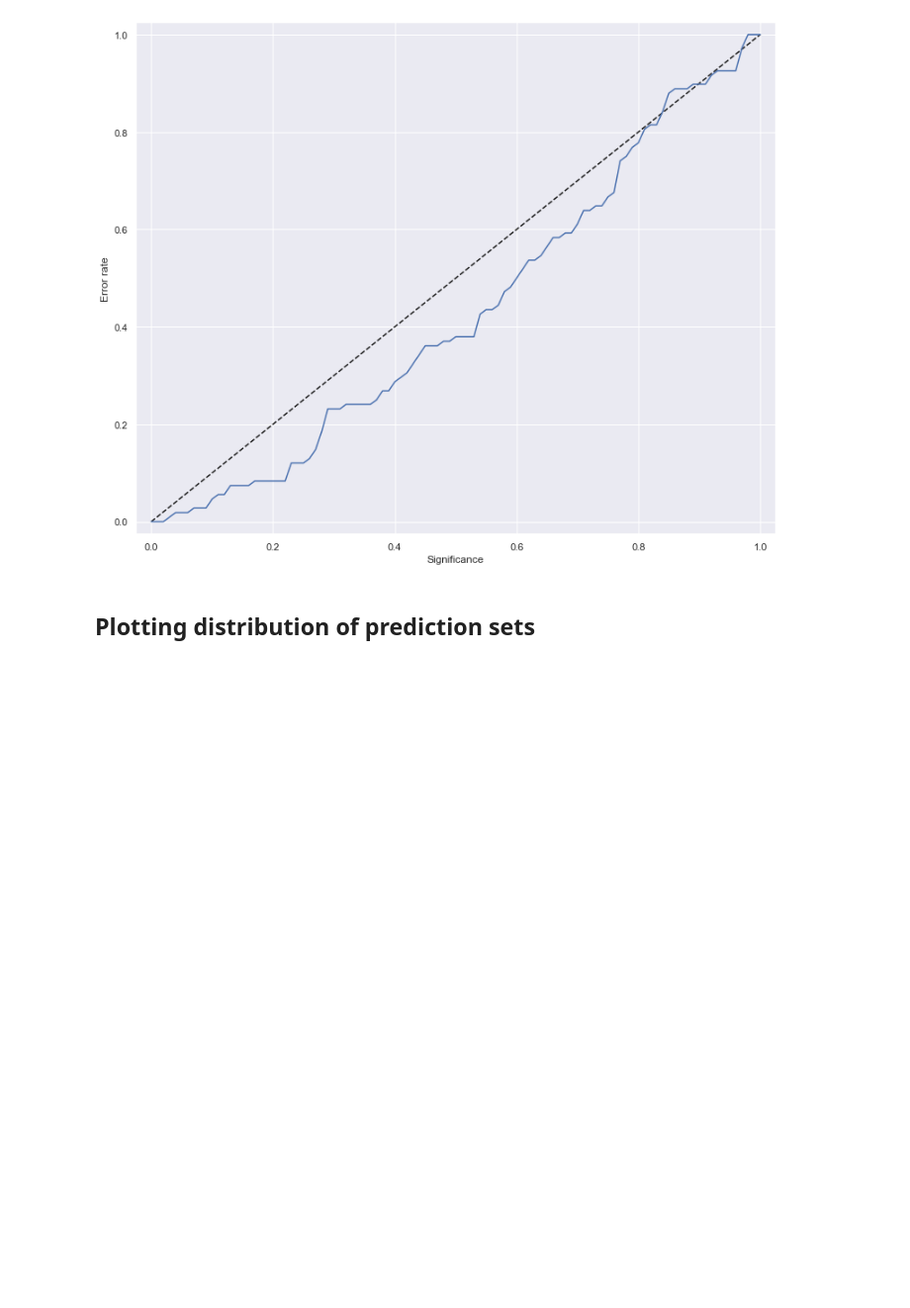
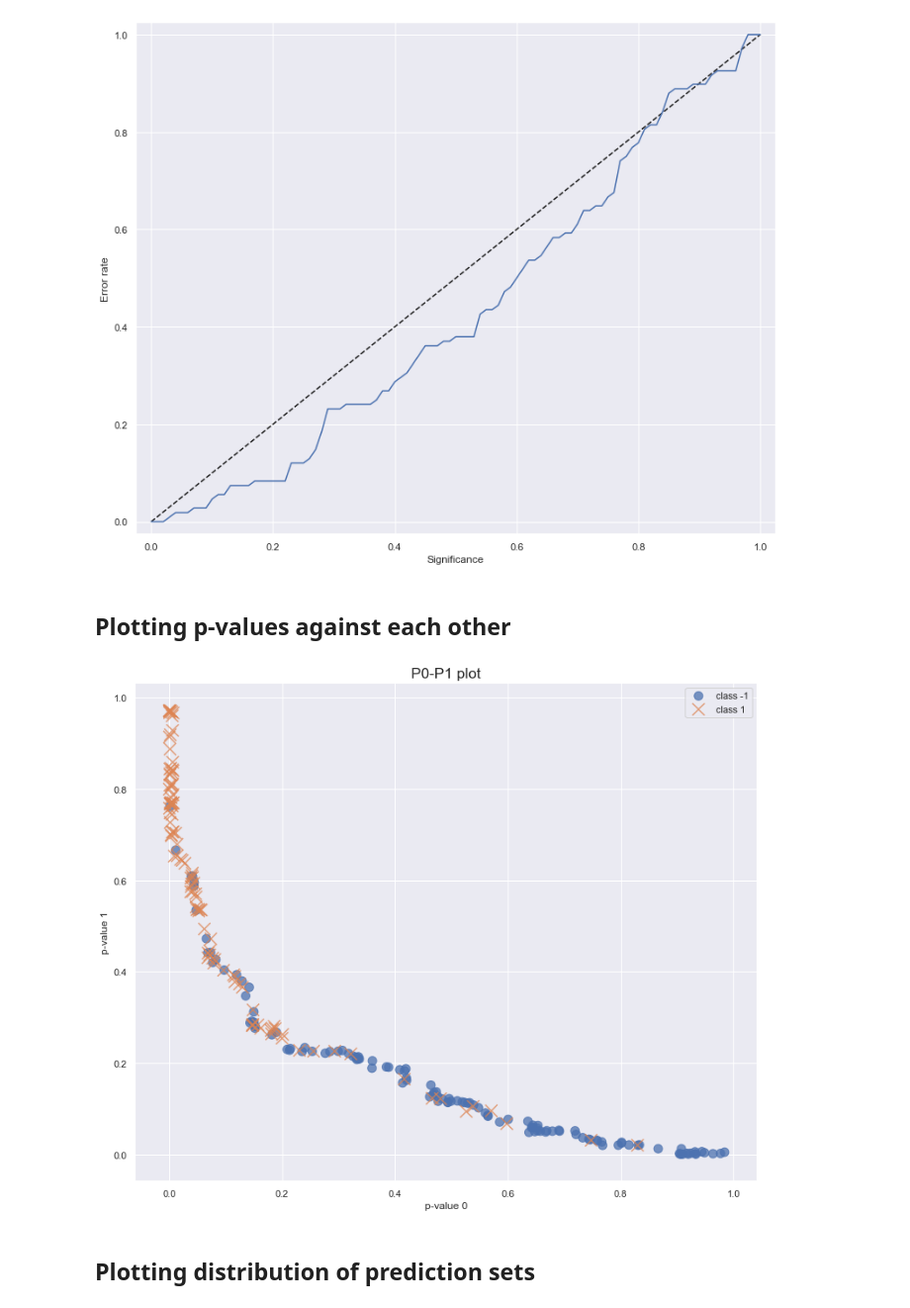
Before and after one commit to pharmbio/plot_utils, a Jupyter notebook: python/User_guide_plotting.ipynb, the cells around one changed output. Shown at 99% size. Saved outputs shown, nothing was run; the diff lists cells and outputs as text; code cells hidden in the pictures; blank space fills up the shorter version.

```diff
--- a/python/User_guide_plotting.ipynb
+++ b/python/User_guide_plotting.ipynb
@@ -111,6 +110,16 @@ p_val_1 = p_values[only_class_1]
 the_fig = plotting.plot_calibration_curve(true_1, p_val_1, plot_all_labels=False)
 # %% [output]
 [figure]
+# %% [markdown]
+## Plotting p-values against each other
+# %%
+kwargs = {'alpha': 0.75} #, 'linewidth': 10} #, 'fontsize': 30}
+font_args = None #{'fontsize':30}
+marks = ['o','x']
+s = [100, 200]
+p0p1 = plotting.plot_pvalues(true_labels, p_values, title='P0-P1 plot',sizes=s, markers=marks, labels=['class -1', 'class 1'],fontargs=font_args,**kwargs)
+# %% [output]
+[figure, added]
 # %% [markdown]
 ## Plotting distribution of prediction sets
 # %%
```
Also changed, not shown: parts of 6 cells of this notebook, 3 other files.
